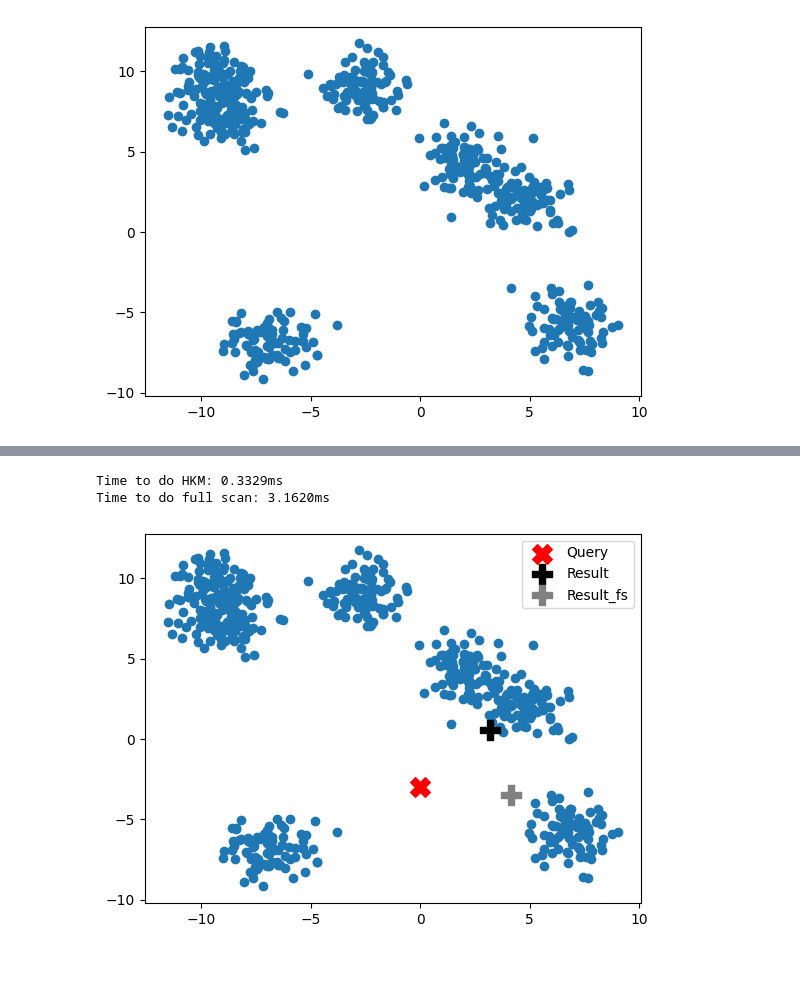
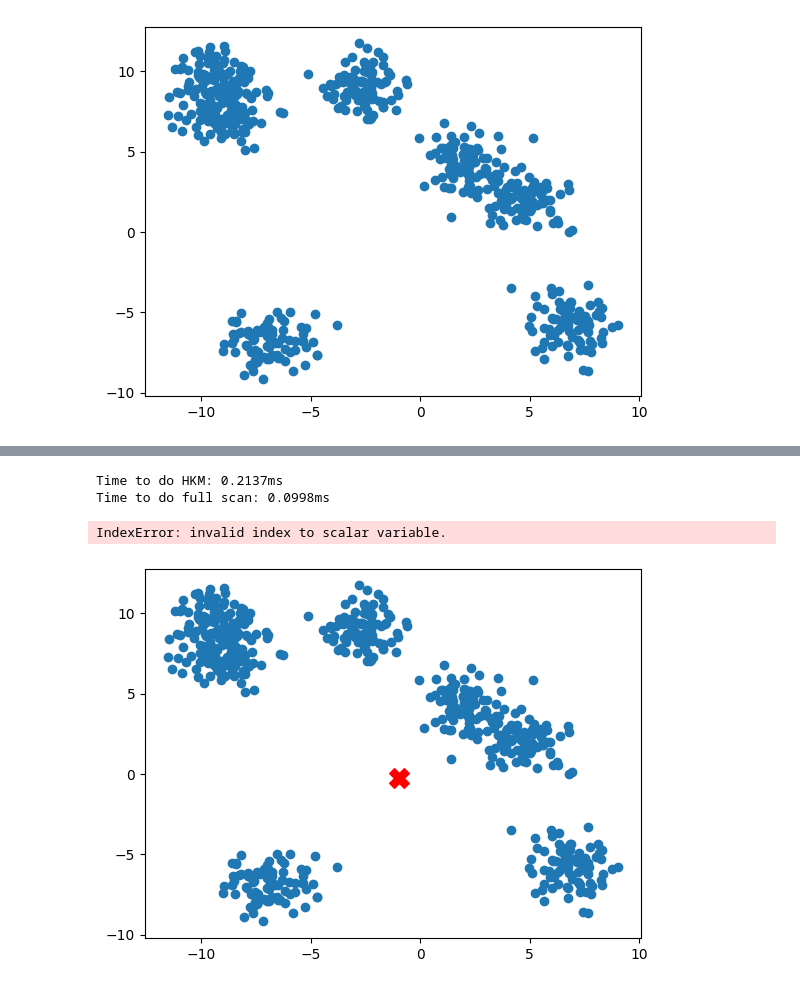
Before and after one commit to Thermite10k/HKM, a Jupyter notebook: main.ipynb, the cells around one changed output, grey strips where cells are left out. Cells and saved outputs as stored; diff of their text form; code cells hidden in the pictures.

```diff
--- a/main.ipynb
+++ b/main.ipynb
@@ -16,17 +16,18 @@ plt.scatter(X[:, 0], X[:, 1])
 #tree structure
 
 class HKMnode:
-    def __init__(self, centroids=None, children=None, leaf=True, points=None):
+    def __init__(self, centroids=None, children=None, leaf=True, points=None, indices=None):
         self.centroids = centroids
         self.children = children or []
         self.points = points
         self.leaf = leaf
+        self.indices = indices
 # %%
 #indexing
 
-def hierarchicalIndexing(data, branching_factor, level, max_level, min_points):
+def hierarchicalIndexing(data, indices, branching_factor, level, max_level, min_points):
     if data.shape[0] < min_points or level == max_level:
-        leaf = HKMnode(points = data, leaf=True)
+        leaf = HKMnode(points = data, indices=indices, leaf=True)
         return leaf
 
     kmeans = KMeans(n_clusters=branching_factor, random_state=42).fit(data)
@@ -38,8 +39,10 @@ def hierarchicalIndexing(data, branching_factor, level, max_level, min_points):
 
     for i in range(branching_factor):
         points_in_cluster = data[labels == i]
+        idx_in_cluster = indices[labels == i]
         child = hierarchicalIndexing(
             points_in_cluster,
+            idx_in_cluster,
             branching_factor,
             level + 1,
             max_level,
@@ -160,29 +107,38 @@ def find_nearest_neighbor(node, point):
 # %%
-root2 = hierarchicalIndexing(X, 1, 0, 1, 1)
+X_norm = X / np.linalg.norm(X, axis=1, keepdims=True)
+query = np.array([-11, -3])
+query = query / np.linalg.norm(query)
+
+root2 = hierarchicalIndexing(X_norm, np.arange(X_norm.shape[0]),1, 0, 1, 1)
+root = hierarchicalIndexing(X_norm, np.arange(X_norm.shape[0]), 3,0, 5, 3)
 # %%
-query = np.array([0, -3])
+
 
 import time
 
 t1 = time.perf_counter()
-res = find_nearest_neighbor(root, query)
+res = find_nearest_neighbor_i(root, query)
 t1 = time.perf_counter() - t1
 
 t2 = time.perf_counter()
-res_fs = find_nearest_neighbor(root2, query)
+res_fs = find_nearest_neighbor_i(root2, query)
 t2 = time.perf_counter() - t2
 
 print("Time to do HKM: %.4fms \nTime to do full scan: %.4fms" %(t1 * 1000, t2 * 1000))
 # %% [output]
-Time to do HKM: 0.3329ms
-Time to do full scan: 3.1620ms
+Time to do HKM: 0.2137ms
+Time to do full scan: 0.0998ms
-# %%
-#Full scan -> bf1
-plt.scatter(X[:, 0], X[:, 1])
-plt.scatter(query[0], query[1], color='red', marker='X', s=200, label='Query')
-plt.scatter(res[0], res[1], color='black', marker='P', s=200, label='Result')
-plt.scatter(res_fs[0], res_fs[1], color='grey', marker='P', s=200, label='Result_fs')
-plt.legend()
-plt.show()
-# %% [output]
-[figure, removed]
+# %%
+res_i = find_nearest_neighbor_i(root, query)
+#res_i = X[res_i[1]]
+
+
+plt.scatter(X[:, 0], X[:, 1])
+plt.scatter(query[0], query[1], color='red', marker='X', s=200, label='Query')
+plt.scatter(res_i[0], res_i[1], color='black', marker='P', s=200, label='Result')
+plt.scatter(res_fs[0], res_fs[1], color='grey', marker='P', s=200, label='Result_fs')
+plt.legend()
+plt.show()
+# %% [output]
+IndexError: invalid index to scalar variable.
+[figure, added]
```
Also changed, not shown: parts of 25 cells of this notebook, 2 other files.
